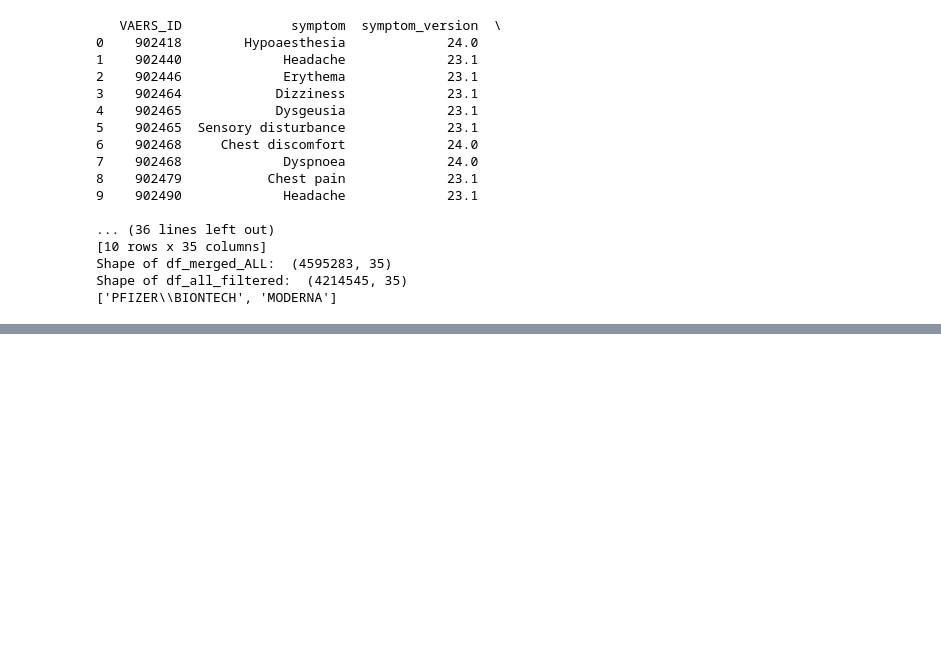
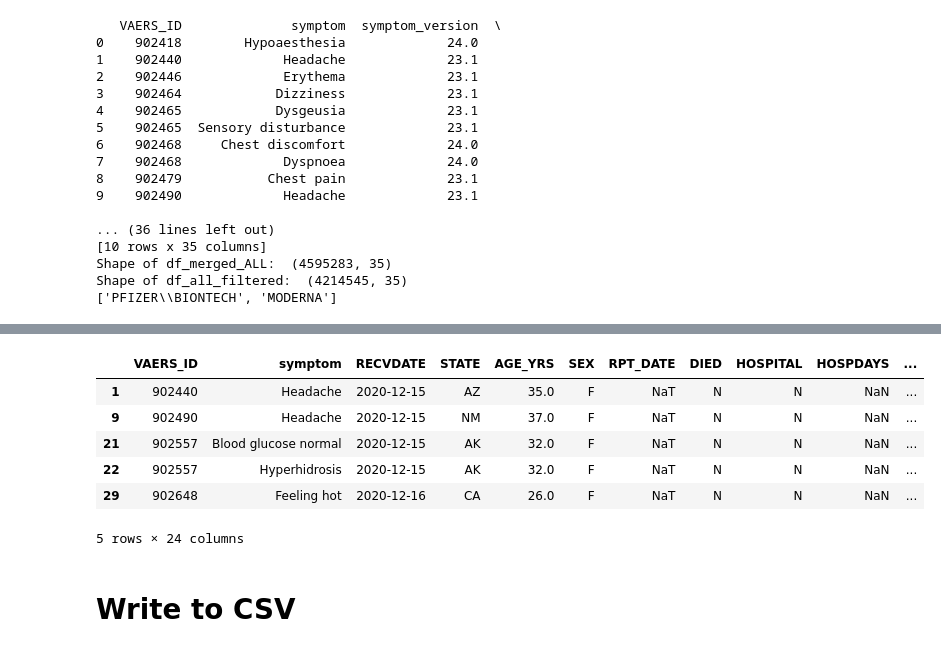
Before and after one commit to uw-msim-imt561-2026/covid-19-vaccine-adverse-reactions, a Jupyter notebook: notebooks/cleaning_merge_datasets.ipynb, the cells around one changed output, grey strips where cells are left out. Cells and saved outputs as stored; diff of their text form; code cells hidden in the pictures; blank space fills up the shorter version.

```diff
--- a/notebooks/cleaning_merge_datasets.ipynb
+++ b/notebooks/cleaning_merge_datasets.ipynb
@@ -164,0 +382,20 @@ df_all_filtered.to_csv(path_to_save)
+# %%
+df_west_filtered = df_west_filtered.drop(['BIRTH_DEFECT', 'OFC_VISIT', 'ER_ED_VISIT', 'ER_VISIT'], axis=1)
+# %%
+df_west_filtered = df_west_filtered.drop(['L_THREAT', 'X_STAY'], axis=1)
+# %%
+df_west_filtered = df_west_filtered.drop(['DATEDIED'], axis=1)
+# %%
+df_west_filtered = df_west_filtered.drop(['ONSET_MONTH'], axis=1)
+# %%
+df_west_filtered.head()
+# %% [output]
+|  | VAERS_ID | symptom | RECVDATE | STATE | AGE_YRS | SEX | RPT_DATE | DIED | HOSPITAL | HOSPDAYS | ... |
+| 1 | 902440 | Headache | 2020-12-15 | AZ | 35.0 | F | NaT | N | N | NaN | ... |
+| 9 | 902490 | Headache | 2020-12-15 | NM | 37.0 | F | NaT | N | N | NaN | ... |
+| 21 | 902557 | Blood glucose normal | 2020-12-15 | AK | 32.0 | F | NaT | N | N | NaN | ... |
+| 22 | 902557 | Hyperhidrosis | 2020-12-15 | AK | 32.0 | F | NaT | N | N | NaN | ... |
+| 29 | 902648 | Feeling hot | 2020-12-16 | CA | 26.0 | F | NaT | N | N | NaN | ... |
+5 rows × 24 columns
+# %% [markdown]
+# Write to CSV
```
Also changed, not shown: parts of 27 cells of this notebook.
